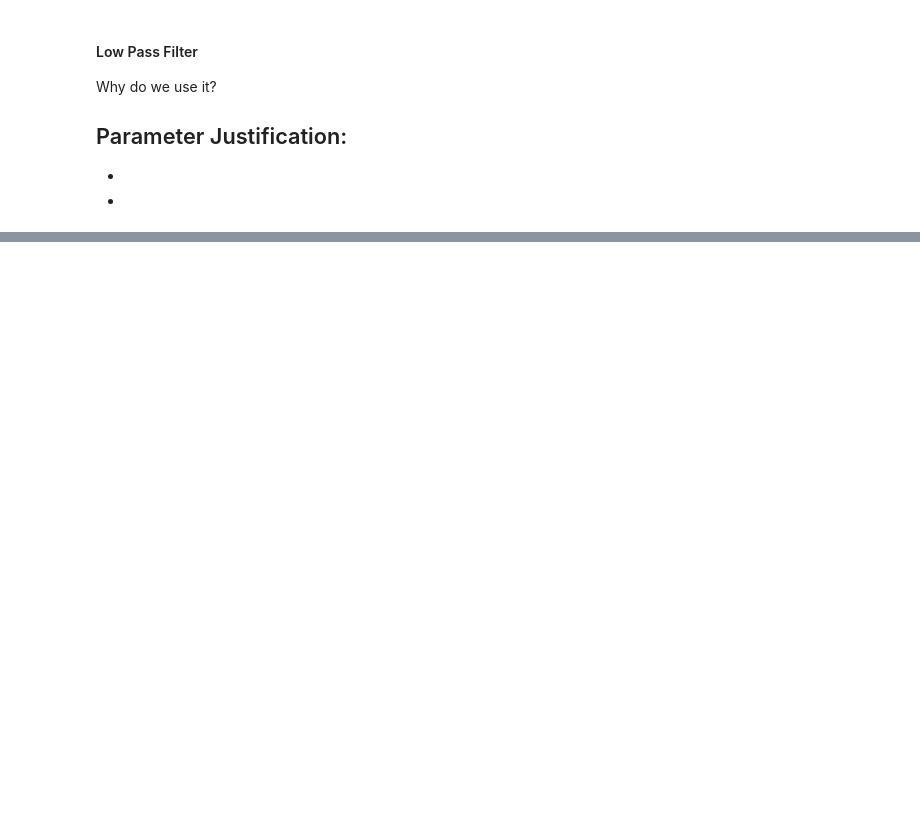
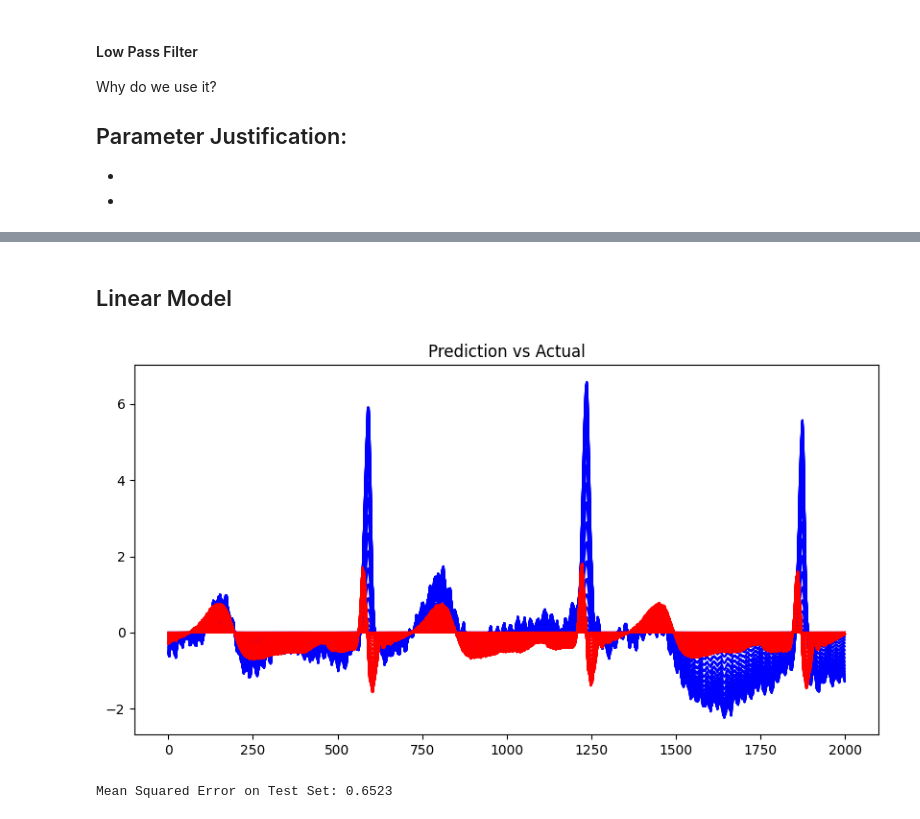
Before and after one commit to arasaniu/aml, a Jupyter notebook: src/main.ipynb, the cells around one changed output, grey strips where cells are left out. Saved outputs shown, nothing was run; the diff lists cells and outputs as text; code cells hidden in the pictures; blank space fills up the shorter version.

Commit message:
add prediction section

```diff
--- a/src/main.ipynb
+++ b/src/main.ipynb
@@ -133,3 +113,37 @@ plot_signal(abdomen3, "Low Pass Abdomen 3")
 <Figure size 640x480 with 0 Axes>
 [figure]
 <Figure size 640x480 with 0 Axes>
+# %% [markdown]
+## Linear Model
+# %%
+from sklearn.metrics import mean_squared_error
+from utils.model import train_linear_model
+
+# print(thorax1)
+# print(thorax2)
+
+# Train linear model
+linear_model = train_linear_model(thorax1[:2000], abdomen1[:2000])
+
+# Predict using linear model
+linear_prediction = linear_model.predict(thorax2[:1200000])
+
+plt.figure(figsize=(10,5))
+plt.plot(abdomen2[:2000], label='actual', color='blue')
+plt.plot(linear_prediction[:2000], label='prediction', color='red')
+plt.title("Prediction vs Actual")
+plt.show()
+
+# Measure performance
+mse = mean_squared_error(abdomen2[:2000], linear_prediction[:2000])
+print(f"Mean Squared Error on Test Set: {mse:.4f}")
+
+# Show abdomen3 - predicted abdominal mECG
+
+plt.figure(figsize=(10,5))
+plt.plot(abdomen3[:2000] - linear_prediction[:2000], label='fECG', color='red')
+plt.title("Abdomen3 without predicted mECG")
+plt.show()
+# %% [output]
+[figure, added]
+Mean Squared Error on Test Set: 0.6523
```
Also changed, not shown: parts of 3 cells of this notebook, 1 other file.
